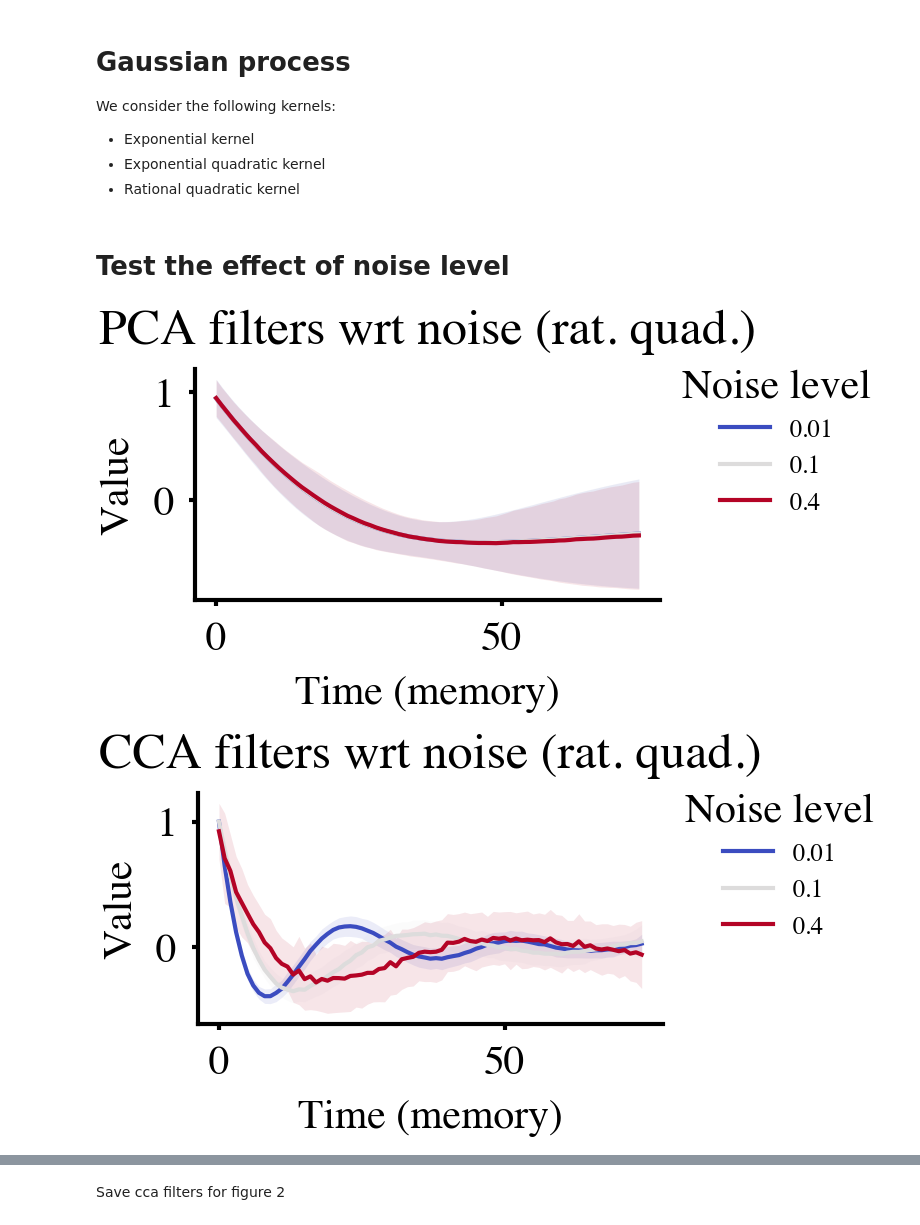
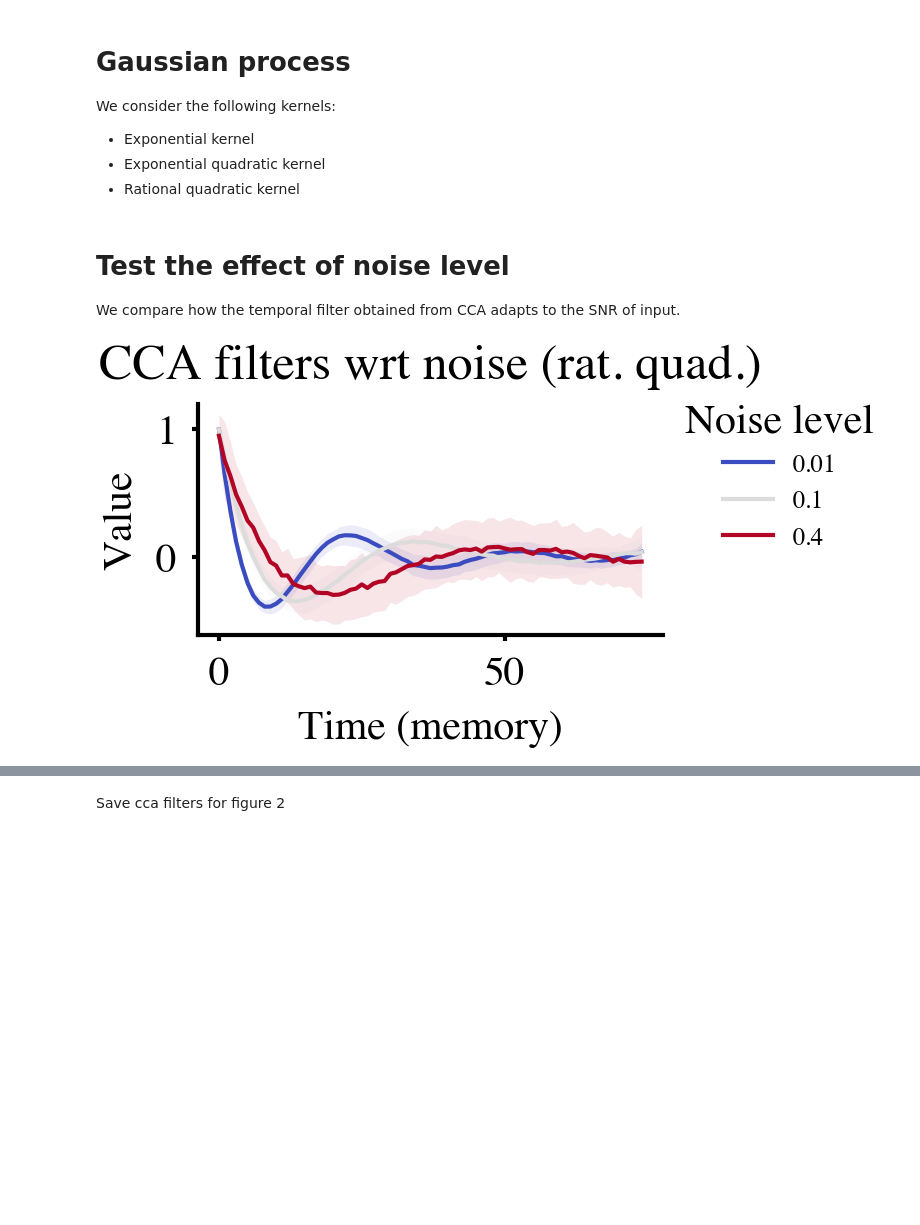
Before and after one commit to ShawnQin/ReSU, a Jupyter notebook: gaussian_processes.ipynb, the cells around one changed output, grey strips where cells are left out. Saved outputs shown, nothing was run; the diff lists cells and outputs as text; code cells hidden in the pictures; blank space fills up the shorter version.

```diff
--- a/gaussian_processes.ipynb
+++ b/gaussian_processes.ipynb
@@ -208,6 +202,7 @@ np.save(root + "ou_functions_2.npy", ou_functions)
 np.save(root +"rq_functions.npy", rq_functions)
 # %% [markdown]
 # Test the effect of noise level
+We compare how the temporal filter obtained from CCA adapts to the SNR of input.
 # %%
 # noise_levels = [0.001, 0.01, 0.1, 1.0]
 noise_levels = [0.01, 0.1, 0.4]
@@ -428,29 +420,13 @@ def plot_filters_action(filters_dict,test_P, which_filter=0,title="", legend_tit
         return all_actions
 # %%
 filter_select = 1
-plot_filters_statistics(
-    store_filters_rq_noise["pca"],
-    which_filter=filter_select,
-    title="PCA filters wrt noise (rat. quad.)",
-    legend_title="Noise level",
-    # export_path="./figures/pca_filters_noise_level_rq.pdf",
-)
-
+# visualize the filter statistics, mean and std
 plot_filters_statistics(
     store_filters_rq_noise["cca"],
     which_filter=filter_select,
     title="CCA filters wrt noise (rat. quad.)",
     legend_title="Noise level",
     # export_path="./figures/cca_filters_noise_level_rq.pdf",
 )
-
-plot_filters_statistics(
-    store_filters_rq_noise["min_proj"],
-    which_filter=filter_select,
-    title="Min. Proj. filters wrt noise (rat. quad.)",
-    legend_title="Noise level",
-    # export_path="./figures/min_proj_filters_noise_level_rq.pdf",
-)
 # %% [output]
-[figure, old version]
+[figure, new version]
-[figure, removed]
```
Also changed, not shown: parts of 41 cells of this notebook, 1 other file.
